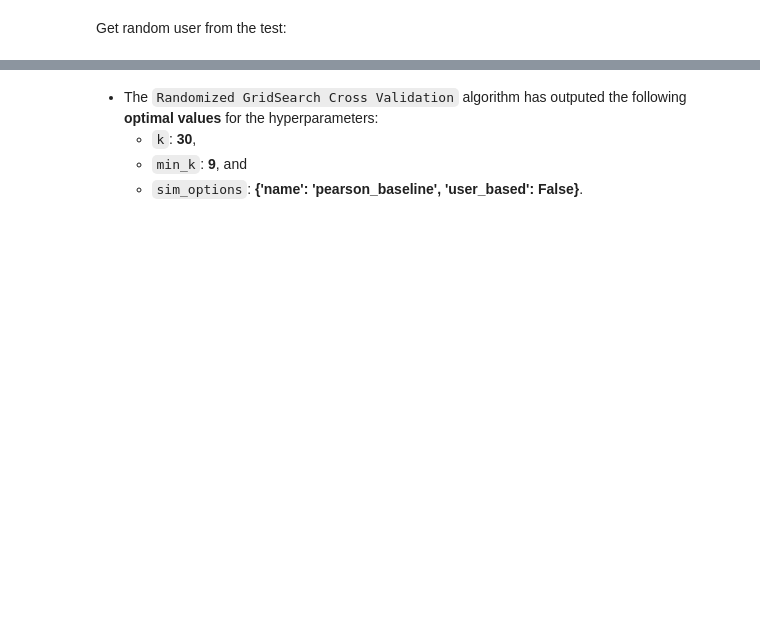
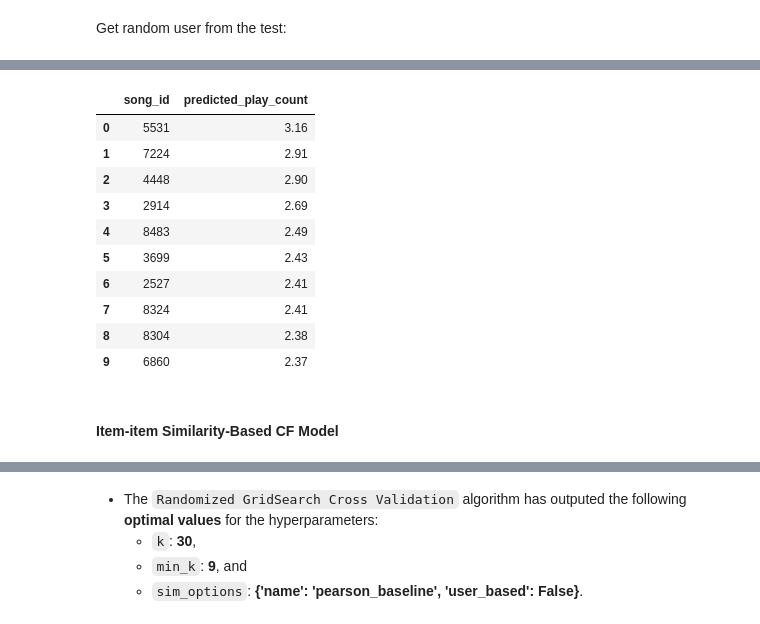
Before and after one commit to ariel-hedvat/AdvancedMLDLCourseAssignments, a Jupyter notebook: finalProject/Recommendation_System_Project_Group_4.ipynb, the cells around one changed output, grey strips where cells are left out. Drawn from its saved outputs; the diff is of its cells as text; code cells hidden in the pictures; blank space fills up the shorter version.

Commit message:
temp - part done with user-user

```diff
--- a/finalProject/Recommendation_System_Project_Group_4.ipynb
+++ b/finalProject/Recommendation_System_Project_Group_4.ipynb
@@ -1726,13 +1725,13 @@ def listen_count_predict(model, user_id, song_id, r_ui=None):
 *  This function returns an array with all the song_ids of the songs user_id listened to or did not listen to.
 # %%
 def get_songs_played_by_user(user_id, data, played=True):
-    if played:
-        songs = data[data['user_id'] == user_id]['song_id'].unique()
-        print(clr.S+"Songs played by user {}:".format(user_id)+clr.E)
-    else:
-        songs = data[~data['song_id'].isin(get_songs_played_by_user(user_id, data))]['song_id'].unique()
-        print(clr.S+"Songs not played by user {}:".format(user_id)+clr.E)
-    return songs
+  played_songs = data[data['user_id'] == user_id]['song_id'].unique()
+  if played:
+    print(clr.S+"Songs played by user {}:".format(user_id)+clr.E)
+    return played_songs
+  else:
+    print(clr.S+"Songs not played by user {}:".format(user_id)+clr.E)
+    return data[~data['song_id'].isin(played_songs)]['song_id'].unique()
 # %% [markdown]
 4. **get_users_who_played_or_not_song**:
 * This function returns all the users who played or did not play a song.
@@ -2053,0 +2145,4 @@ precision_recall_at_k(sim_item_item, 40, 1)
+# %%
+# Make top 10 recommendations for any user_id with a similarity-based recommendation engine
+recommendations = get_recommendations(df_final, random_user_id, sim_user_user_optimized)
+recommendations
@@ -2053,0 +2161,16 @@ precision_recall_at_k(sim_item_item, 40, 1)
+# %%
+pd.DataFrame(recommendations, columns=['song_id', 'predicted_play_count'])
+# %% [output]
+|  | song_id | predicted_play_count |
+| 0 | 5531 | 3.16 |
+| 1 | 7224 | 2.91 |
+| 2 | 4448 | 2.90 |
+| 3 | 2914 | 2.69 |
+| 4 | 8483 | 2.49 |
+| 5 | 3699 | 2.43 |
+| 6 | 2527 | 2.41 |
+| 7 | 8324 | 2.41 |
+| 8 | 8304 | 2.38 |
+| 9 | 6860 | 2.37 |
+# %% [markdown]
+#### Item-item Similarity-Based CF Model
```
Also changed, not shown: parts of 39 cells of this notebook.
